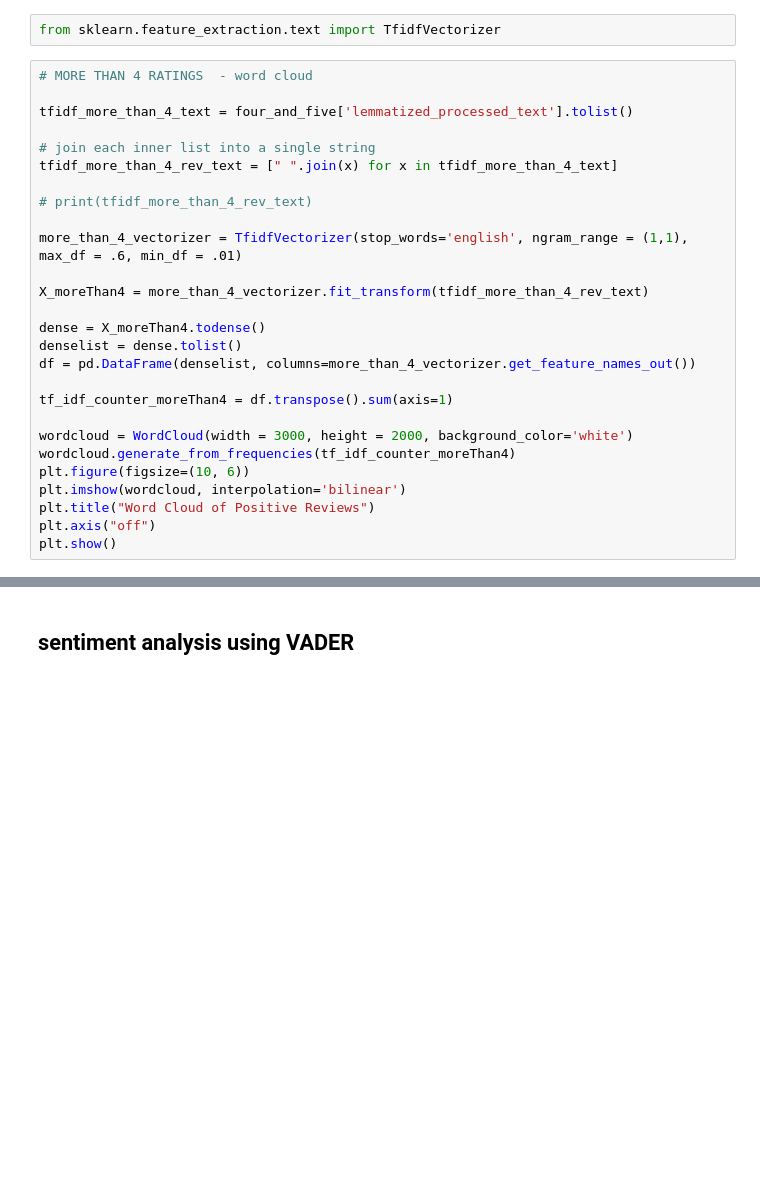
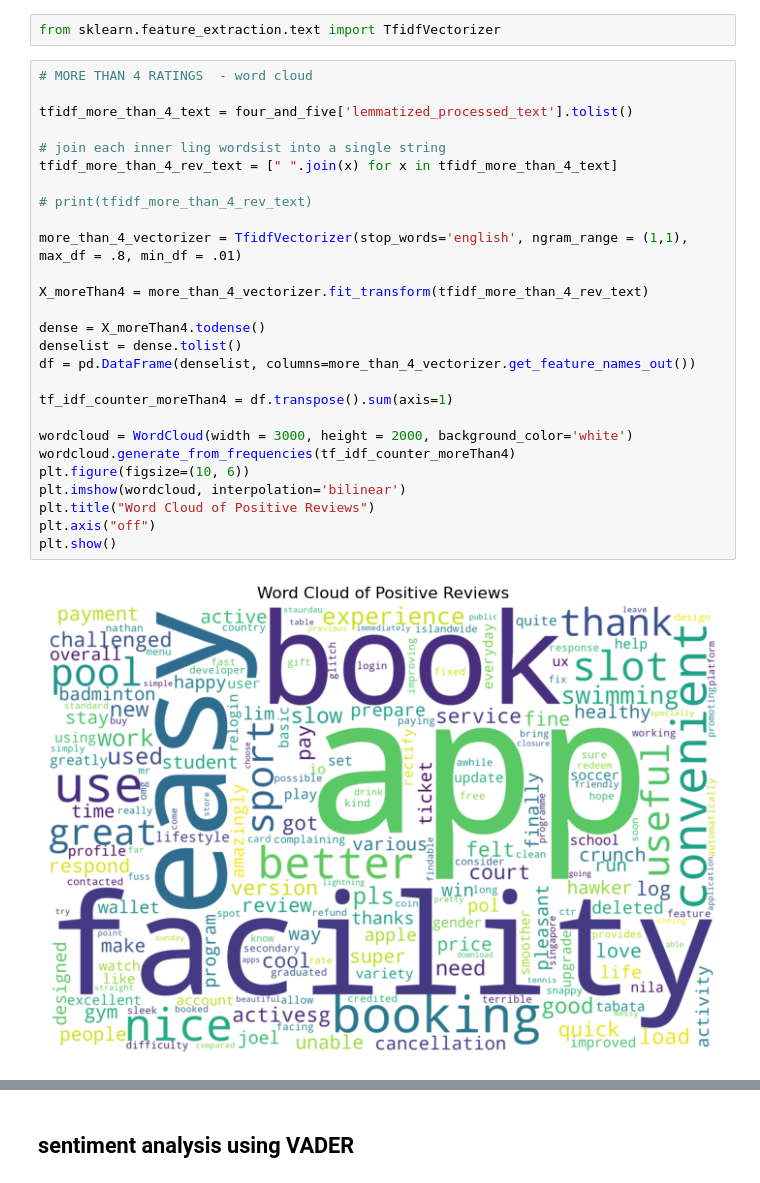
Before and after one commit to jiayii01/machine-learning-projects, a Jupyter notebook: nlp-on-activesg-reviews.ipynb, the cells around one changed output, grey strips where cells are left out. Cells and saved outputs as stored; diff of their text form; blank space fills up the shorter version.

```diff
--- a/nlp-on-activesg-reviews.ipynb
+++ b/nlp-on-activesg-reviews.ipynb
@@ -322,30 +358,32 @@ from sklearn.feature_extraction.text import TfidfVectorizer
 # %%
 # MORE THAN 4 RATINGS  - word cloud
 
 tfidf_more_than_4_text = four_and_five['lemmatized_processed_text'].tolist()
 
-# join each inner list into a single string
+# join each inner ling wordsist into a single string
 tfidf_more_than_4_rev_text = [" ".join(x) for x in tfidf_more_than_4_text]
 
 # print(tfidf_more_than_4_rev_text)
 
-more_than_4_vectorizer = TfidfVectorizer(stop_words='english', ngram_range = (1,1), max_df = .6, min_df = .01)
+more_than_4_vectorizer = TfidfVectorizer(stop_words='english', ngram_range = (1,1), max_df = .8, min_df = .01)
 
 X_moreThan4 = more_than_4_vectorizer.fit_transform(tfidf_more_than_4_rev_text)
 
 dense = X_moreThan4.todense()
 denselist = dense.tolist()
 df = pd.DataFrame(denselist, columns=more_than_4_vectorizer.get_feature_names_out())
 
 tf_idf_counter_moreThan4 = df.transpose().sum(axis=1)
 
 wordcloud = WordCloud(width = 3000, height = 2000, background_color='white')
 wordcloud.generate_from_frequencies(tf_idf_counter_moreThan4)
 plt.figure(figsize=(10, 6))
 plt.imshow(wordcloud, interpolation='bilinear')
 plt.title("Word Cloud of Positive Reviews")
 plt.axis("off")
 plt.show()
+# %% [output]
+[figure, added]
 # %%
 # LESS THAN 4 RATINGS  - word cloud
 
```
Also changed, not shown: parts of 26 cells of this notebook.
